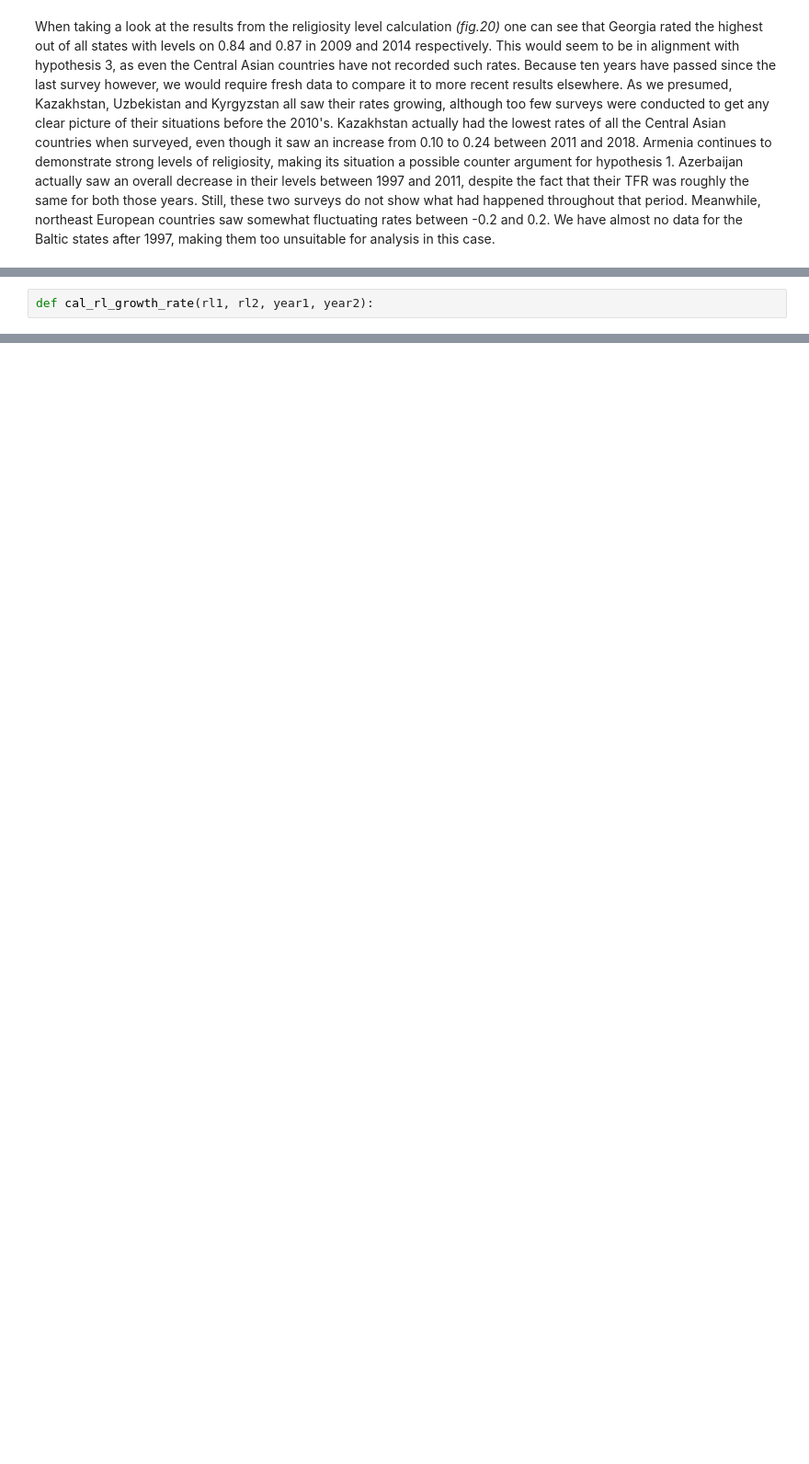
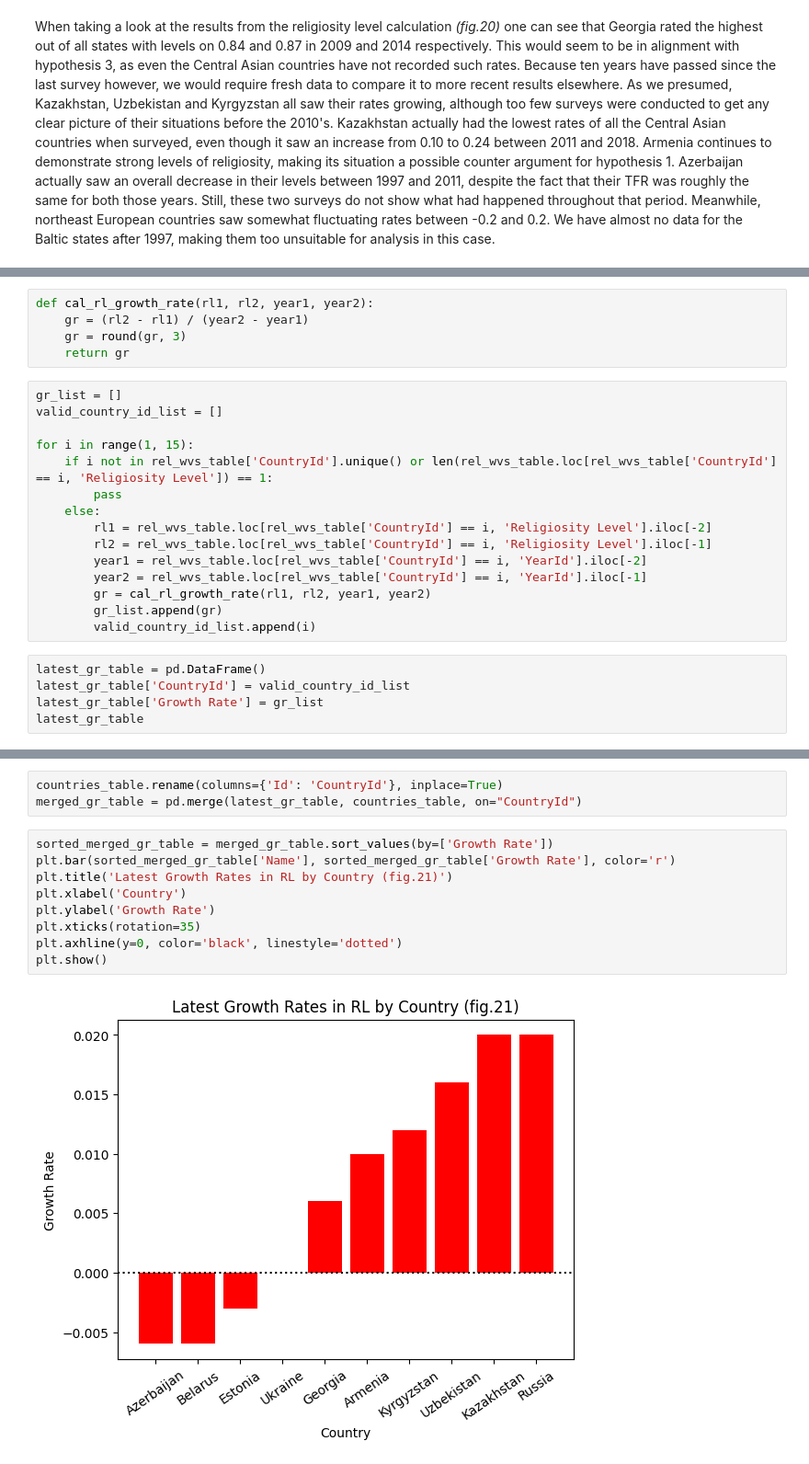
Before and after one commit to PhilipKolarov/former-soviet-states-population-analysis, a Jupyter notebook: The Curious Population Trends in Former Soviet States.ipynb, the cells around one changed output, grey strips where cells are left out. Shown: that part at 92% size. Cells and saved outputs as stored; diff of their text form; blank space fills up the shorter version.

```diff
--- a/The Curious Population Trends in Former Soviet States.ipynb
+++ b/The Curious Population Trends in Former Soviet States.ipynb
@@ -313,2 +293,25 @@ $$ GR_{RL} = \frac{|RL_{1} - RL_{2}|} {t_{2} - t_{1}} $$
 # %%
 def cal_rl_growth_rate(rl1, rl2, year1, year2):
+    gr = (rl2 - rl1) / (year2 - year1)
+    gr = round(gr, 3)
+    return gr
+# %%
+gr_list = []
+valid_country_id_list = []
+
+for i in range(1, 15):
+    if i not in rel_wvs_table['CountryId'].unique() or len(rel_wvs_table.loc[rel_wvs_table['CountryId'] == i, 'Religiosity Level']) == 1:
+        pass
+    else:
+        rl1 = rel_wvs_table.loc[rel_wvs_table['CountryId'] == i, 'Religiosity Level'].iloc[-2]
+        rl2 = rel_wvs_table.loc[rel_wvs_table['CountryId'] == i, 'Religiosity Level'].iloc[-1]
+        year1 = rel_wvs_table.loc[rel_wvs_table['CountryId'] == i, 'YearId'].iloc[-2]
+        year2 = rel_wvs_table.loc[rel_wvs_table['CountryId'] == i, 'YearId'].iloc[-1]
+        gr = cal_rl_growth_rate(rl1, rl2, year1, year2)
+        gr_list.append(gr)
+        valid_country_id_list.append(i)
+# %%
+latest_gr_table = pd.DataFrame()
+latest_gr_table['CountryId'] = valid_country_id_list
+latest_gr_table['Growth Rate'] = gr_list
+latest_gr_table
@@ -314,0 +330,14 @@ def cal_rl_growth_rate(rl1, rl2, year1, year2):
+# %%
+countries_table.rename(columns={'Id': 'CountryId'}, inplace=True)
+merged_gr_table = pd.merge(latest_gr_table, countries_table, on="CountryId")
+# %%
+sorted_merged_gr_table = merged_gr_table.sort_values(by=['Growth Rate'])
+plt.bar(sorted_merged_gr_table['Name'], sorted_merged_gr_table['Growth Rate'], color='r')
+plt.title('Latest Growth Rates in RL by Country (fig.21)')
+plt.xlabel('Country')
+plt.ylabel('Growth Rate')
+plt.xticks(rotation=35)
+plt.axhline(y=0, color='black', linestyle='dotted')
+plt.show()
+# %% [output]
+[figure, added]
```
Also changed, not shown: parts of 5 cells of this notebook.
